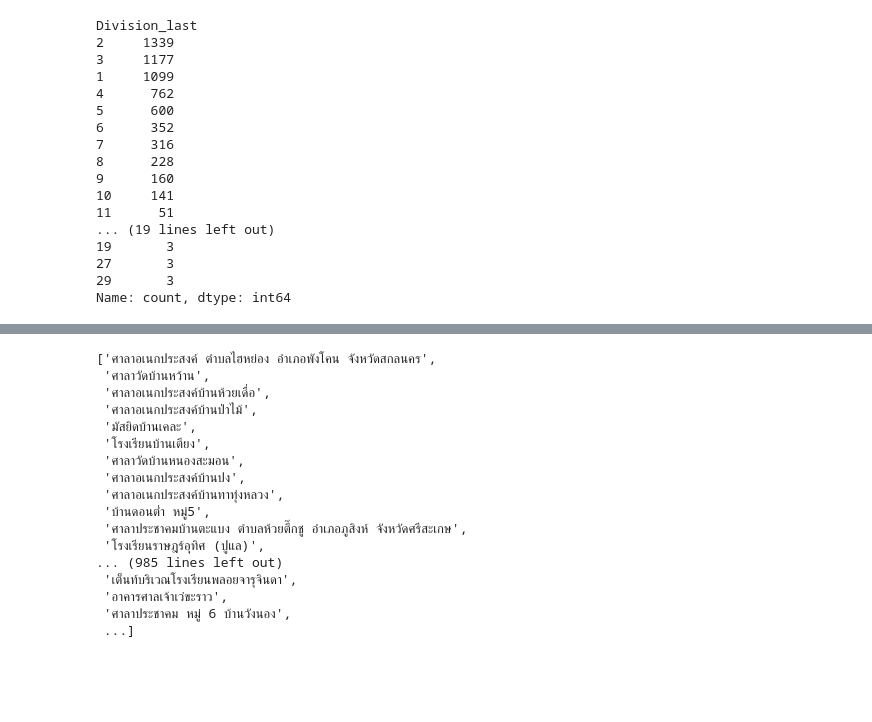
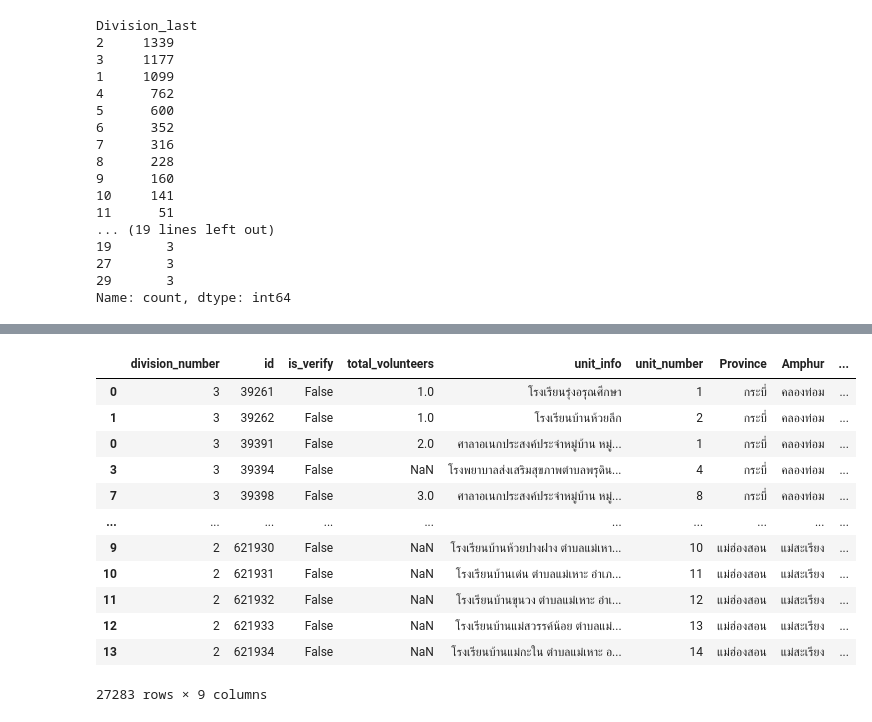
Before and after one commit to korkortorplus/ballot-location, a Jupyter notebook: data/source/vote62/ETL.ipynb, the cells around one changed output, grey strips where cells are left out. Drawn from its saved outputs; the diff is of its cells as text; code cells hidden in the pictures; blank space fills up the shorter version.

```diff
--- a/data/source/vote62/ETL.ipynb
+++ b/data/source/vote62/ETL.ipynb
@@ -151,0 +174,3 @@ ballot_df.sort_values(by=["unit_info"], ascending=False).head(100)
+# %%
+# drop empty string unit_info
+ballot_df = ballot_df[ballot_df.unit_info != ""]
@@ -151,0 +196,3 @@ ballot_df.sort_values(by=["unit_info"], ascending=False).head(100)
+# %%
+ballot_df.drop(columns=["unit_number_integer"], inplace=True)
+ballot_df['unit_number'] = ballot_df['unit_number'].astype("int64")
@@ -151,0 +209,16 @@ ballot_df.sort_values(by=["unit_info"], ascending=False).head(100)
+# %%
+ballot_df
+# %% [output]
+|  | division_number | id | is_verify | total_volunteers | unit_info | unit_number | Province | Amphur | ... |
+| 0 | 3 | 39261 | False | 1.0 | โรงเรียนรุ่งอรุณศึกษา | 1 | กระบี่ | คลองท่อม | ... |
+| 1 | 3 | 39262 | False | 1.0 | โรงเรียนบ้านห้วยลึก | 2 | กระบี่ | คลองท่อม | ... |
+| 0 | 3 | 39391 | False | 2.0 | ศาลาอเนกประสงค์ประจำหมู่บ้าน หมู่... | 1 | กระบี่ | คลองท่อม | ... |
+| 3 | 3 | 39394 | False | NaN | โรงพยาบาลส่งเสริมสุขภาพตำบลพรุดิน... | 4 | กระบี่ | คลองท่อม | ... |
+| 7 | 3 | 39398 | False | 3.0 | ศาลาอเนกประสงค์ประจำหมู่บ้าน หมู่... | 8 | กระบี่ | คลองท่อม | ... |
+| ... | ... | ... | ... | ... | ... | ... | ... | ... | ... |
+| 9 | 2 | 621930 | False | NaN | โรงเรียนบ้านห้วยปางฝาง ตำบลแม่เหา... | 10 | แม่ฮ่องสอน | แม่สะเรียง | ... |
+| 10 | 2 | 621931 | False | NaN | โรงเรียนบ้านเด่น ตำบลแม่เหาะ อำเภ... | 11 | แม่ฮ่องสอน | แม่สะเรียง | ... |
+| 11 | 2 | 621932 | False | NaN | โรงเรียนบ้านขุนวง ตำบลแม่เหาะ อำเ... | 12 | แม่ฮ่องสอน | แม่สะเรียง | ... |
+| 12 | 2 | 621933 | False | NaN | โรงเรียนบ้านแม่สวรรค์น้อย ตำบลแม่... | 13 | แม่ฮ่องสอน | แม่สะเรียง | ... |
+| 13 | 2 | 621934 | False | NaN | โรงเรียนบ้านแม่กะใน ตำบลแม่เหาะ อ... | 14 | แม่ฮ่องสอน | แม่สะเรียง | ... |
+27283 rows × 9 columns
@@ -156,20 +228,0 @@ vc = ballot_df.unit_info.value_counts()
-# %%
-vc[vc == 1].index.tolist()
-# %% [output]
-['ศาลาอเนกประสงค์ ตำบลไฮหย่อง อำเภอพังโคน จังหวัดสกลนคร',
- 'ศาลาวัดบ้านหว้าน',
- 'ศาลาอเนกประสงค์บ้านห้วยเดื่อ',
- 'ศาลาอเนกประสงค์บ้านป่าไม้',
- 'มัสยิดบ้านเคละ',
- 'โรงเรียนบ้านเตียง',
- 'ศาลาวัดบ้านหนองสะมอน',
- 'ศาลาอเนกประสงค์บ้านปง',
- 'ศาลาอเนกประสงค์บ้านทาทุ่งหลวง',
- 'บ้านดอนต่ำ หมู่5',
- 'ศาลาประชาคมบ้านตะแบง ตำบลห้วยตึ๊กชู อำเภอภูสิงห์ จังหวัดศรีสะเกษ',
- 'โรงเรียนราษฎร์อุทิศ (ปูแล)',
-... (985 lines left out)
- 'เต็นท์บริเวณโรงเรียนพลอยจารุจินดา',
- 'อาคารศาลเจ้าเว่ขะราว',
- 'ศาลาประชาคม หมู่ 6 บ้านวังนอง',
- ...]
```
Also changed, not shown: parts of 14 cells of this notebook, 6 other files.
